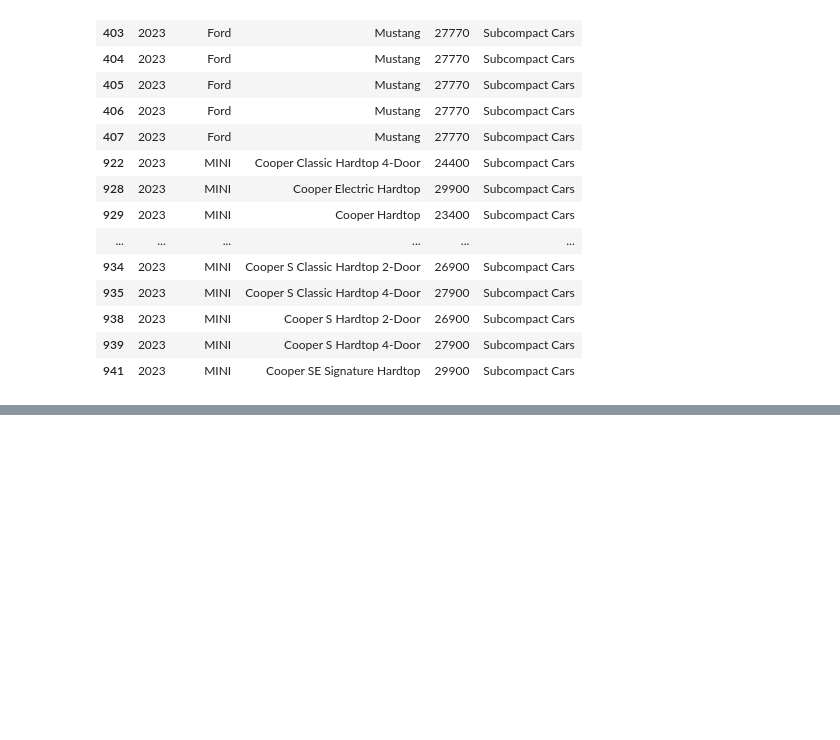
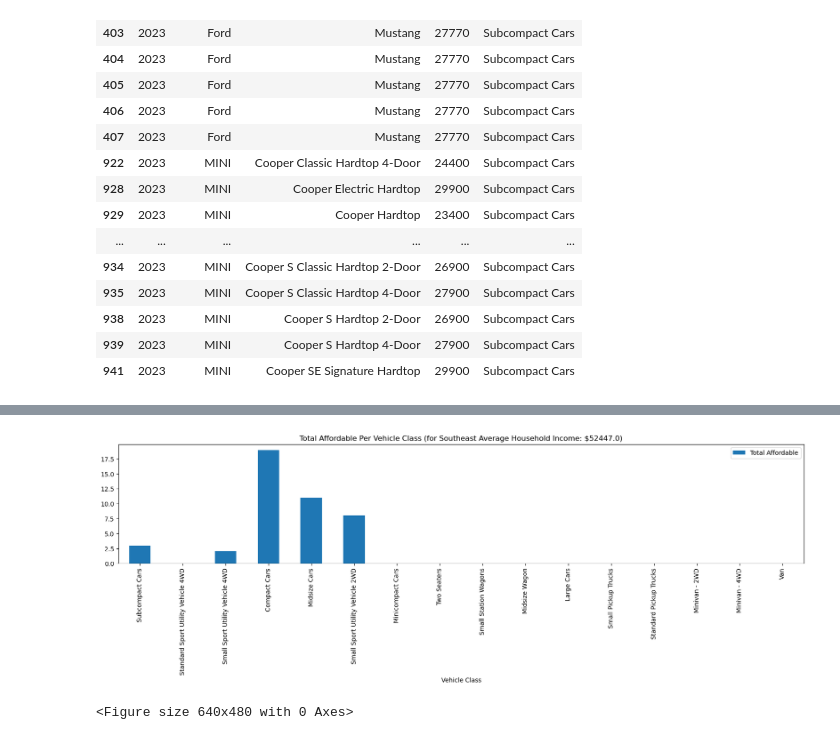
Before and after one commit to raniljoshua/Data-Analysis-Bootcamp_Project-1, a Jupyter notebook: car_payment.ipynb, the cells around one changed output, grey strips where cells are left out. Cells and saved outputs as stored; diff of their text form; code cells hidden in the pictures; blank space fills up the shorter version.

```diff
--- a/car_payment.ipynb
+++ b/car_payment.ipynb
@@ -315,0 +398,7 @@ plt.tight_layout()
+# %%
+v_class = car_prices_df["VClass"].dropna().unique()
+# print(car_makes)
+# print(v_class)
+
+total_v_class_afford_df = total_afford_per_vclass(car_prices_df,interest_rate,loan_term,monthly_payment_budget,v_class)
+total_v_class_afford_df
@@ -315,0 +423,15 @@ plt.tight_layout()
+# %%
+total_v_class_afford_df = total_v_class_afford_df.set_index("Vehicle Class")
+# percent_v_class_afford_df
+
+# Use DataFrame.plot() in order to create a bar chart of the data
+total_v_class_afford_df.plot(kind="bar", figsize=(20,3.5))
+
+# Set a title for the chart
+plt.title(f"Total Affordable Per Vehicle Class (for Southeast Average Household Income: $52447.0)")
+
+plt.show()
+plt.tight_layout()
+# %% [output]
+[figure, added]
+<Figure size 640x480 with 0 Axes>
```
Also changed, not shown: parts of 18 cells of this notebook, 4 other files.
